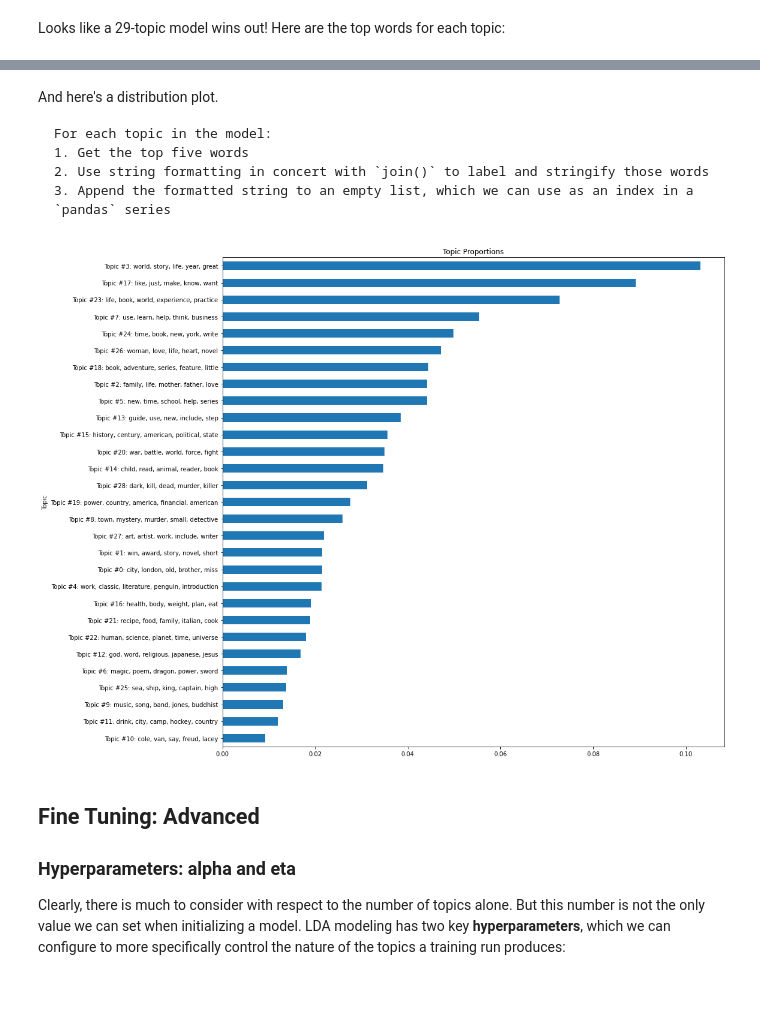
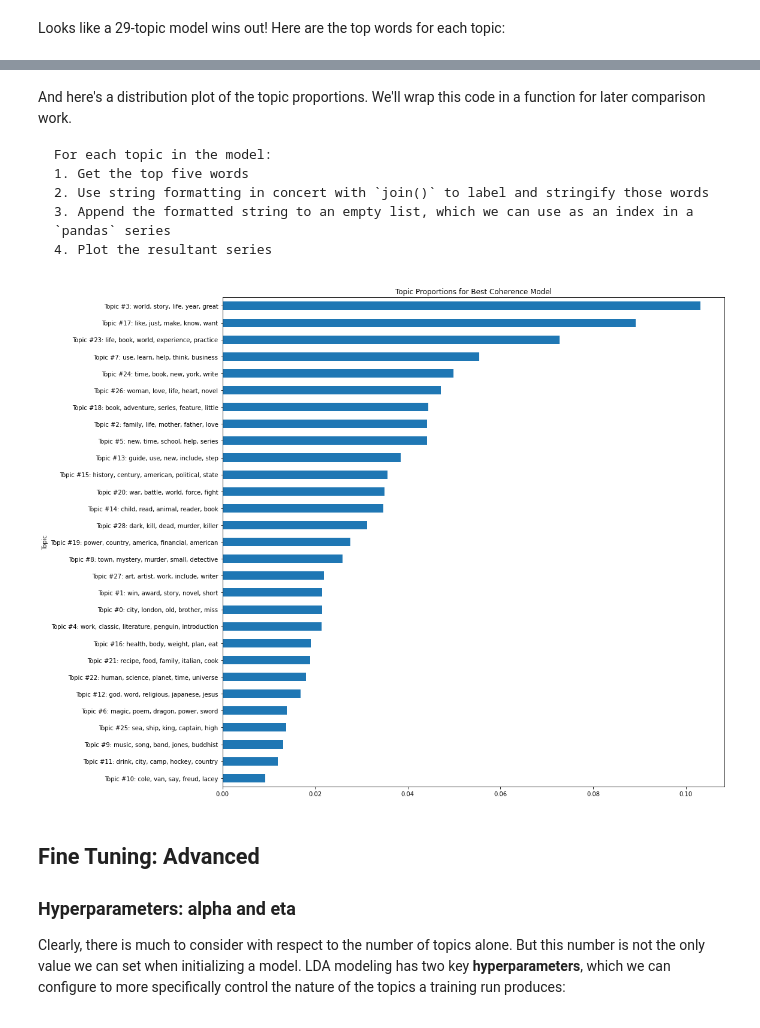
Before and after one commit to ucdavisdatalab/workshop_getting_started_with_textual_data, a Jupyter notebook: 06_topic-modeling.ipynb, the cells around one changed output, grey strips where cells are left out. Cells and saved outputs as stored; diff of their text form; code cells hidden in the pictures; blank space fills up the shorter version.

````diff
--- a/06_topic-modeling.ipynb
+++ b/06_topic-modeling.ipynb
@@ -509,8 +513,8 @@ perplexity_scores = pd.DataFrame(perplexity_scores)
 perplexity_scores = perplexity_scores.sort_values('PERPLEXITY_SCORE')
 
 best_n_topic = perplexity_scores.nsmallest(1, 'PERPLEXITY_SCORE')['N_TOPICS'].item()
-best_model = tp.LDAModel(k = best_n_topic, corpus = corpus, seed = 357)
-best_model.train(iter = n_iters)
+best_p = tp.LDAModel(k = best_n_topic, corpus = corpus, seed = 357)
+best_p.train(iter = 500)
 # %% [markdown]
 Here are the results:
 # %%
@@ -574,7 +578,7 @@ That's a mouthful, but `tomotopy` makes implementing it a breeze. Let's look at
 # %%
 from tomotopy.coherence import Coherence
 
-coherence = Coherence(best_model, coherence = 'c_v')
+coherence = Coherence(best_p, coherence = 'c_v')
 print(f"Coherence score: {coherence.get_score():.4f}")
 # %% [output]
 Coherence score: 0.6051
@@ -586,9 +590,9 @@ n_topic_range = range(10, 31)
 
 coherence_scores = []
 for k in n_topic_range:
-    model = tp.LDAModel(k = k, corpus = corpus, seed = 357)
-    model.train(iter = n_iters)
-    coherence = Coherence(model, coherence = 'c_v')
+    _model = tp.LDAModel(k = k, corpus = corpus, seed = 357)
+    _model.train(iter = 500)
+    coherence = Coherence(_model, coherence = 'c_v')
     coherence_scores.append({'N_TOPICS': k, 'COHERENCE_SCORE': coherence.get_score()})
 # %% [markdown]
 Let's format the scores, find the best one, and train a model on that.
@@ -597,8 +601,8 @@ coherence_scores = pd.DataFrame(coherence_scores)
 coherence_scores = coherence_scores.sort_values('COHERENCE_SCORE', ascending = False)
 
 best_n_topic = coherence_scores.nlargest(1, 'COHERENCE_SCORE')['N_TOPICS'].item()
-best_model = tp.LDAModel(k = best_n_topic, corpus = corpus, seed = 357)
-best_model.train(iter = n_iters)
+best_c = tp.LDAModel(k = best_n_topic, corpus = corpus, seed = 357)
+best_c.train(iter = 500)
 # %%
 coherence_scores.head(15)
 # %% [output]
@@ -641,29 +645,35 @@ Topic #27:
 Topic #28:
 + dark (0.0137%), kill (0.0132%), dead (0.0128%), murder (0.0118%), killer (0.0106%)
 # %% [markdown]
-And here's a distribution plot.
+And here's a distribution plot of the topic proportions. We'll wrap this code in a function for later comparison
+work.
 
-```{margin} What this loop does
+```{margin} What this function does
 For each topic in the model:
 1. Get the top five words
 2. Use string formatting in concert with `join()` to label and stringify those words
 3. Append the formatted string to an empty list, which we can use as an index in a `pandas` series
+4. Plot the resultant series
 ```
 # %%
-topic_proportions = best_model.get_count_by_topics() / best_model.num_words
-top_words = []
-for topic in range(best_model.k):
-    words = best_model.get_topic_words(topic, top_n = 5)
-    words = f"Topic #{topic}: " + ', '.join([w[0] for w in words])
-    top_words.append(words)
+def plot_topic_proportions(tm, model_name = '', top_n = 5):
+    topic_proportions = tm.get_count_by_topics() / tm.num_words
+    top_words = []
+    for topic in range(tm.k):
+        words = tm.get_topic_words(topic, top_n = top_n)
+        words = f"Topic #{topic}: " + ', '.join([w[0] for w in words])
+        top_words.append(words)
 
-to_plot = pd.Series(topic_proportions, index = top_words).sort_values()
-to_plot.plot.barh(figsize = (15, 15),
-                  title = "Topic Proportions",
-                  xlabel = "Topic",
-                 );
+    to_plot = pd.Series(topic_proportions, index = top_words)
+    to_plot = to_plot.sort_values()
+    to_plot.plot.barh(figsize = (15,15),
+                      title = f"Topic Proportions for {model_name}",
+                      xlabel = "Topic"
+                     );
+
+plot_topic_proportions(best_c, model_name = 'Best Coherence Model')
 # %% [output]
-[figure, old version]
+[figure, new version]
 # %% [markdown]
 Fine Tuning: Advanced
 ---------------------------
````
Also changed, not shown: parts of 36 cells of this notebook, 1 other file.
